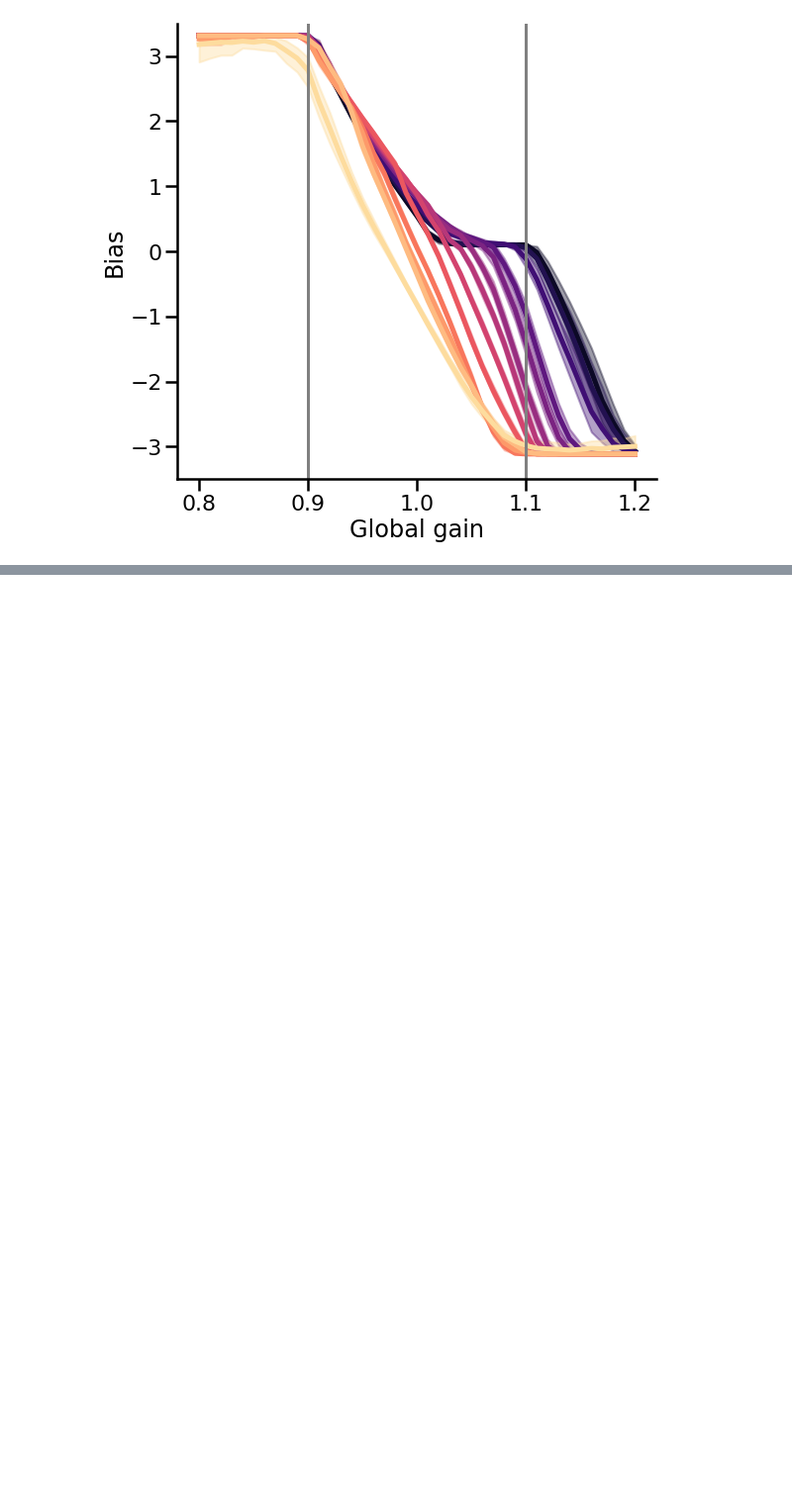
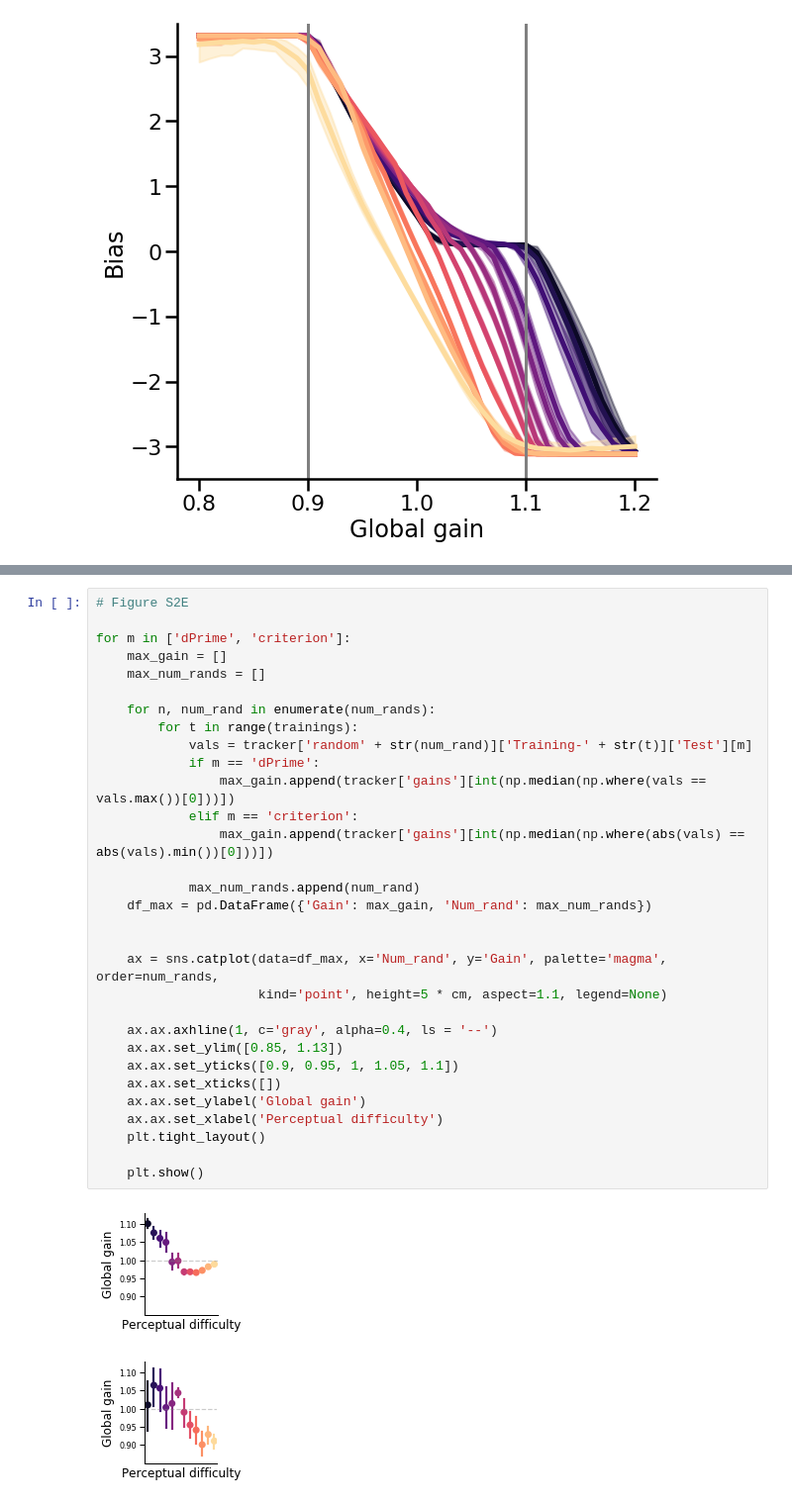
Before and after one commit to lynnsoerensen/Arousal_DCNN, a Jupyter notebook: Figures/Figure3_updated.ipynb, the cells around one changed output, grey strips where cells are left out. Shown at 99% size. Drawn from its saved outputs; the diff is of its cells as text; blank space fills up the shorter version.

```diff
--- a/Figures/Figure2.ipynb
+++ b/Figures/Figure3_updated.ipynb
@@ -249,0 +375,34 @@ plt.show()
+# %%
+# Figure S2E
+
+for m in ['dPrime', 'criterion']:
+    max_gain = []
+    max_num_rands = []
+
+    for n, num_rand in enumerate(num_rands):
+        for t in range(trainings):
+            vals = tracker['random' + str(num_rand)]['Training-' + str(t)]['Test'][m]
+            if m == 'dPrime':
+                max_gain.append(tracker['gains'][int(np.median(np.where(vals == vals.max())[0]))])
+            elif m == 'criterion':
+                max_gain.append(tracker['gains'][int(np.median(np.where(abs(vals) == abs(vals).min())[0]))])
+
+            max_num_rands.append(num_rand)
+    df_max = pd.DataFrame({'Gain': max_gain, 'Num_rand': max_num_rands})
+
+
+    ax = sns.catplot(data=df_max, x='Num_rand', y='Gain', palette='magma', order=num_rands,
+                     kind='point', height=5 * cm, aspect=1.1, legend=None)
+
+    ax.ax.axhline(1, c='gray', alpha=0.4, ls = '--')
+    ax.ax.set_ylim([0.85, 1.13])
+    ax.ax.set_yticks([0.9, 0.95, 1, 1.05, 1.1])
+    ax.ax.set_xticks([])
+    ax.ax.set_ylabel('Global gain')
+    ax.ax.set_xlabel('Perceptual difficulty')
+    plt.tight_layout()
+
+    plt.show()
+# %% [output]
+[figure, added]
+[figure, added]
```
Also changed, not shown: parts of 9 cells of this notebook, 7 other files.
